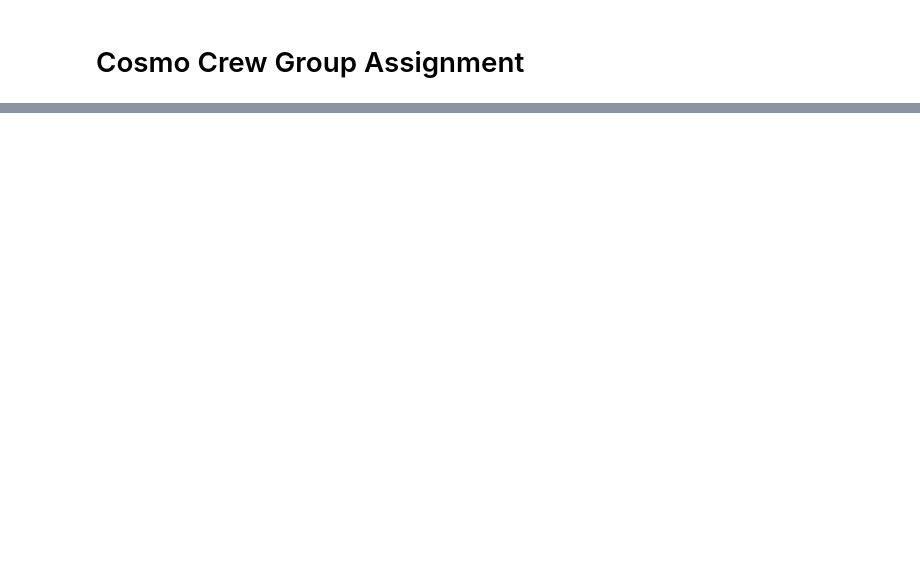
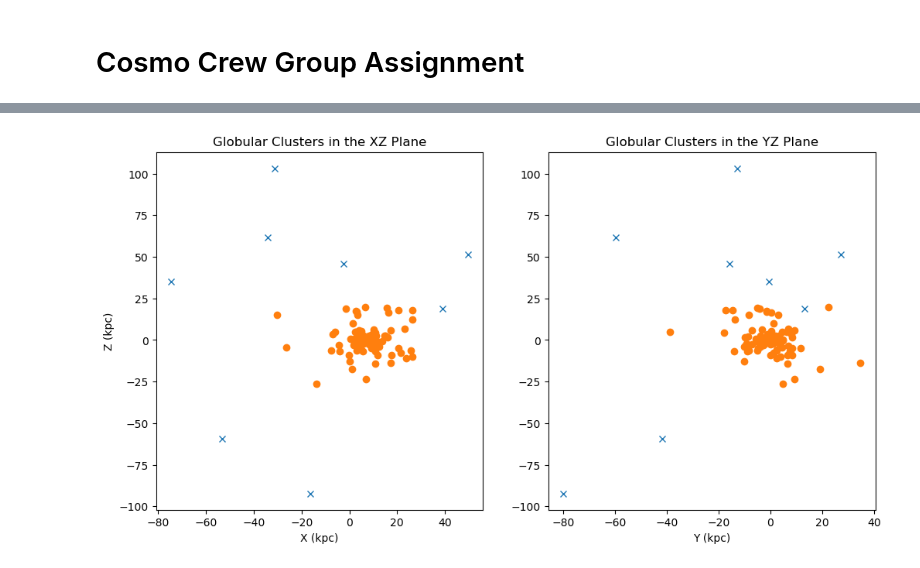
Before and after one commit to pavitraah/phys3116_cosmo_crew, a Jupyter notebook: Assignment Code/cosmo_crew.ipynb, the cells around one changed output, grey strips where cells are left out. Drawn from its saved outputs; the diff is of its cells as text; code cells hidden in the pictures; blank space fills up the shorter version.

Commit message:
Plotting position data

```diff
--- a/Assignment Code/cosmo_crew.ipynb
+++ b/Assignment Code/cosmo_crew.ipynb
@@ -19,0 +48,42 @@ VandenBerg_table2.head()   #  Displaying first 5 rows of VandenBerg table 2
+# %%
+# Combining Harris part 1 and part 3 dataframes
+harris = pd.merge(harris_p1, harris_p3, on='ID')
+harris.keys()   #  Displaying the column names of the combined Harris dataframe
+
+#Creating a mask to only show globular clusters further than 45 kpc from the Galactic Centre
+mask = np.sqrt(np.square(harris['X'])+np.square(harris['Y'])+np.square(harris['Z'])) > 45
+
+# Plotting the positions of the globular clusters in the XZ plane (from the Harris catalogue)
+fig = plt.figure(figsize=(12,6))
+plt.subplot(1,2,1)
+plt.plot(
+    harris['X'][mask],
+    harris['Z'][mask],
+    'x' # Plotting clusters that show up in the mask (greater than 45 kpc from Galactic Centre)
+)
+plt.plot(
+    harris['X'][~mask],
+    harris['Z'][~mask],
+    'o' # Plotting clusters that do not show up in the mask (less than 45 kpc from Galactic Centre)
+)
+plt.xlabel('X (kpc)')
+plt.ylabel('Z (kpc)')
+plt.title('Globular Clusters in the XZ Plane')
+
+# Plotting the positions of the globular clusters in the YZ plane (from the Harris catalogue)
+plt.subplot(1,2,2)
+plt.plot(
+    harris['Y'][mask],
+    harris['Z'][mask],
+    'x'
+)
+plt.plot(
+    harris['Y'][~mask],
+    harris['Z'][~mask],
+    'o'
+)
+plt.xlabel('Y (kpc)')
+plt.title('Globular Clusters in the YZ Plane')
+plt.show()
+# %% [output]
+[figure, added]
```
Also changed, not shown: parts of 5 cells of this notebook.
